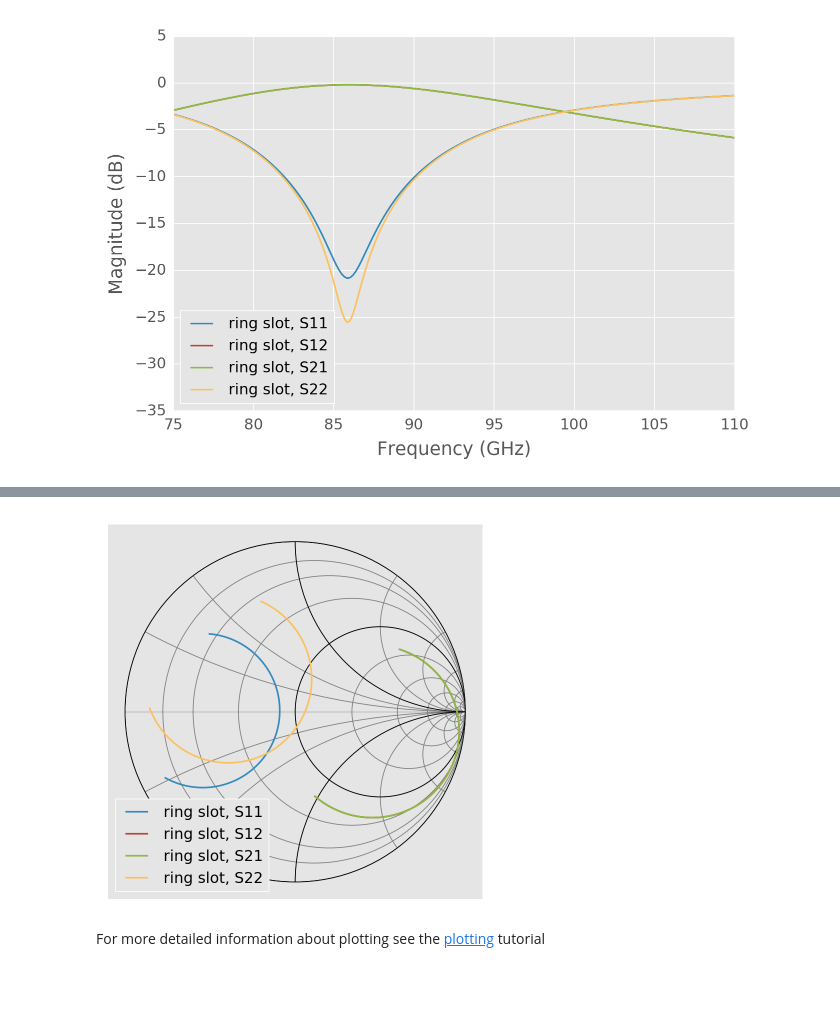
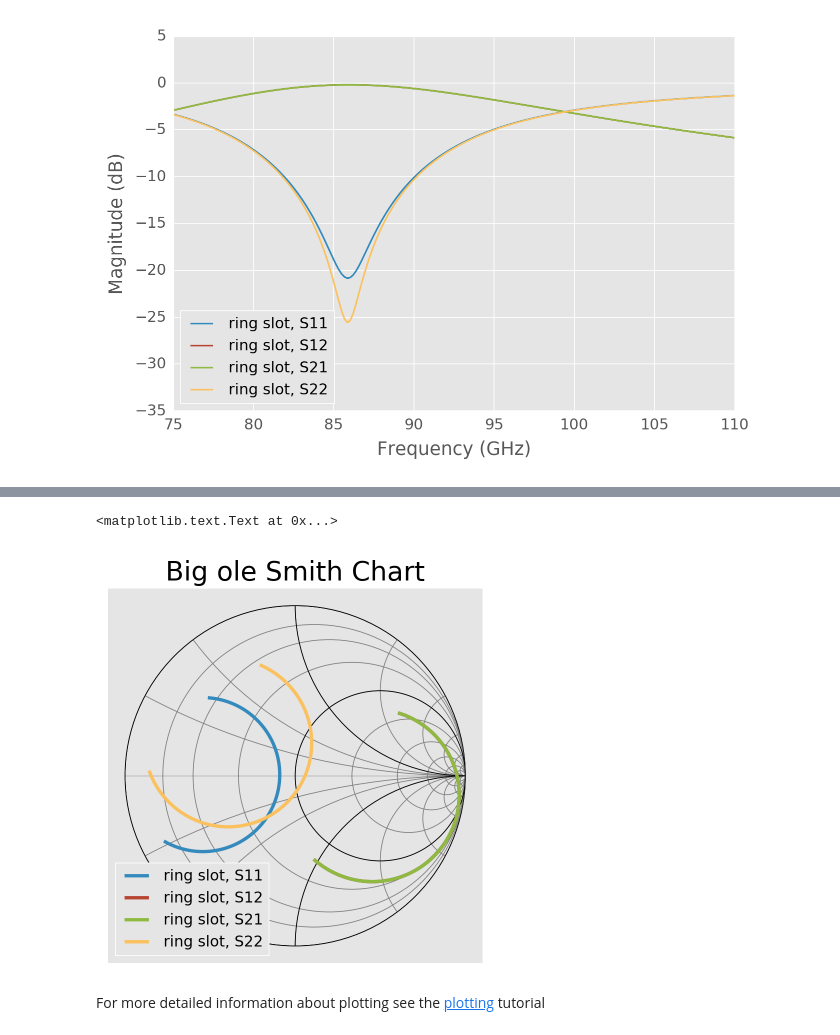
Before and after one commit to scikit-rf/scikit-rf, a Jupyter notebook: doc/source/tutorials/Introduction.ipynb, the cells around one changed output, grey strips where cells are left out. Drawn from its saved outputs; the diff is of its cells as text; code cells hidden in the pictures; blank space fills up the shorter version.

```diff
--- a/doc/source/tutorials/Introduction.ipynb
+++ b/doc/source/tutorials/Introduction.ipynb
@@ -111,7 +111,9 @@ ring_slot.plot_s_deg()
-# %%
-ring_slot.plot_s_smith()
-# %% [output]
-[figure, removed]
+# %%
+ring_slot.plot_s_smith(lw=2)
+title('Big ole Smith Chart')
+# %% [output]
+<matplotlib.text.Text at 0x...>
+[figure, added]
 # %% [markdown]
 For more detailed information about plotting see the  [plotting](plotting.rst) tutorial
 # %% [markdown]
```
Also changed, not shown: parts of 54 cells of this notebook, 22 other files.
